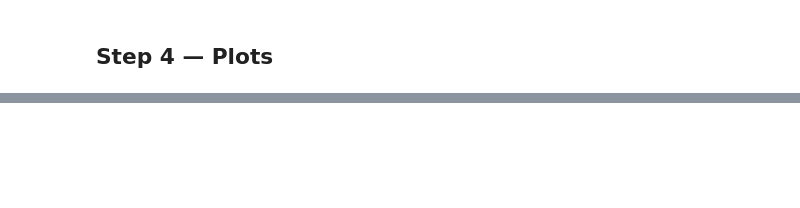
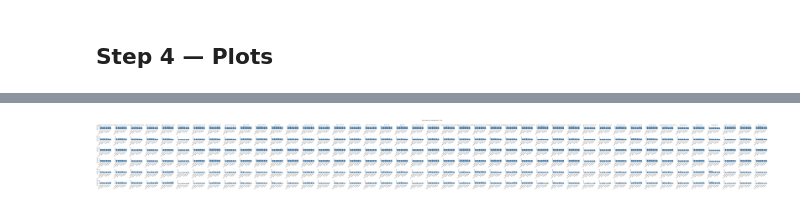
Before and after one commit to CSHVienna/LLMScholar-Personas, a Jupyter notebook: code/notebooks/analysis/metrics_pipeline.ipynb, the cells around one changed output, grey strips where cells are left out. Cells and saved outputs as stored; diff of their text form; code cells hidden in the pictures; blank space fills up the shorter version.

```diff
--- a/code/notebooks/analysis/metrics_pipeline.ipynb
+++ b/code/notebooks/analysis/metrics_pipeline.ipynb
@@ -338,6 +368,9 @@ models_unique = valid['model'].dropna().unique()
 model_meta = pd.DataFrame({'model': models_unique})
 model_meta['params_b'] = model_meta['model'].map(extract_params_b)
 model_meta['model_size'] = model_meta['params_b'].map(model_size_label)
+# Manual size overrides for closed-weight models whose name lacks a 'Xb' tag
+MODEL_SIZE_OVERRIDES = {'gemini-2.5-pro': 'Medium'}
+model_meta['model_size'] = model_meta['model'].map(MODEL_SIZE_OVERRIDES).fillna(model_meta['model_size'])
 model_meta['model_access'] = model_meta['model'].map(model_access)
 model_meta['model_family'] = model_meta['model'].map(model_family)
 
@@ -1672,0 +2307,79 @@ plt.show()
+# %%
+# ─────────────────────────────────────────────────────────────────────────────
+# Step 6.5 — Faceted plots of sub-population metrics
+# ─────────────────────────────────────────────────────────────────────────────
+# One figure per subpop_dim. Each figure is a grid: rows = metric_name,
+# columns = model. Bars show the mean across calls, grouped by sub-pop value
+# (field or location). Saved as PNG + PDF in `results/figures/`.
+
+import matplotlib.pyplot as plt
+from IPython.display import display
+
+# Order constants for legible axes (English / language-stable categorical orders)
+from libs.metrics.constants import FIELD_ORDER, LOCATION_ORDER
+
+# Subpop metrics we care to plot (skip pure diversity to keep figs compact —
+# parity & popularity carry the novelty signal Lisette is looking for).
+PLOT_METRICS_ORDER = [
+    'parity_gender', 'parity_ethnicity',
+    'parity_works', 'parity_citations',
+    'popularity_works', 'popularity_citations',
+]
+
+# Optional model ordering — falls back to first-seen.
+MODEL_ORDER_FALLBACK = sorted(metrics_per_subpop['model'].dropna().unique().tolist())
+
+def _bar_grid_for(dim_name, value_col, value_order):
+    sub = metrics_per_subpop[metrics_per_subpop['subpop_dim'] == dim_name]
+    if sub.empty:
+        print(f'(no rows for subpop_dim={dim_name})')
+        return
+    sub = sub[sub['metric_name'].isin(PLOT_METRICS_ORDER)]
+    sub = sub.dropna(subset=['value'])
+    if sub.empty:
+        print(f'(no plottable rows for subpop_dim={dim_name})')
+        return
+    # Mean across calls per (model, value_col, metric_name)
+    agg = (sub.groupby(['model', value_col, 'metric_name'])['value']
+              .mean().reset_index())
+    models  = MODEL_ORDER_FALLBACK
+    metrics = PLOT_METRICS_ORDER
+    n_rows, n_cols = len(metrics), len(models)
+    fig, axes = plt.subplots(n_rows, n_cols,
+                              figsize=(2.2*n_cols + 1.0, 1.6*n_rows + 0.8),
+                              sharey='row', squeeze=False)
+    for r, metric in enumerate(metrics):
+        for c, model in enumerate(models):
+            ax = axes[r][c]
+            cell = agg[(agg['model'] == model) & (agg['metric_name'] == metric)]
+            if cell.empty:
+                ax.set_axis_off()
+                continue
+            cell = cell.set_index(value_col).reindex(value_order)
+            ax.bar(range(len(value_order)), cell['value'].fillna(0).values,
+                    color='steelblue', edgecolor='black', linewidth=0.4)
+            ax.set_xticks(range(len(value_order)))
+            ax.set_xticklabels(value_order, rotation=45, ha='right', fontsize=7)
+            ax.set_ylim(0, 1)
+            if r == 0:
+                ax.set_title(model, fontsize=8)
+            if c == 0:
+                ax.set_ylabel(metric.replace('_', ' '), fontsize=8)
+            ax.tick_params(axis='y', labelsize=7)
+            ax.grid(axis='y', linestyle=':', linewidth=0.4, alpha=0.5)
+    fig.suptitle(f'Social metrics per sub-population — {dim_name}', fontsize=10)
+    fig.tight_layout(rect=[0, 0, 1, 0.97])
+    out_png = FIG_DIR / f'subpop_{dim_name}.png'
+    out_pdf = PDF_DIR / f'subpop_{dim_name}.pdf'
+    fig.savefig(out_png, dpi=FIG_DPI, bbox_inches='tight')
+    fig.savefig(out_pdf,           bbox_inches='tight')
+    print(f'wrote: {out_png}  &  {out_pdf}')
+    display(fig)
+    plt.close(fig)
+
+
+_bar_grid_for('field',            'subpop_field',    FIELD_ORDER)
+_bar_grid_for('location',         'subpop_location', LOCATION_ORDER)
+# field × location plot would be wide — skip the heatmap version for now;
+# the CSV is the canonical artifact. Plot it on demand from the CSV.
+# %% [output]
@@ -1672,0 +2387 @@ plt.show()
+[figure, added]
```
Also changed, not shown: parts of 28 cells of this notebook, 11 other files.
